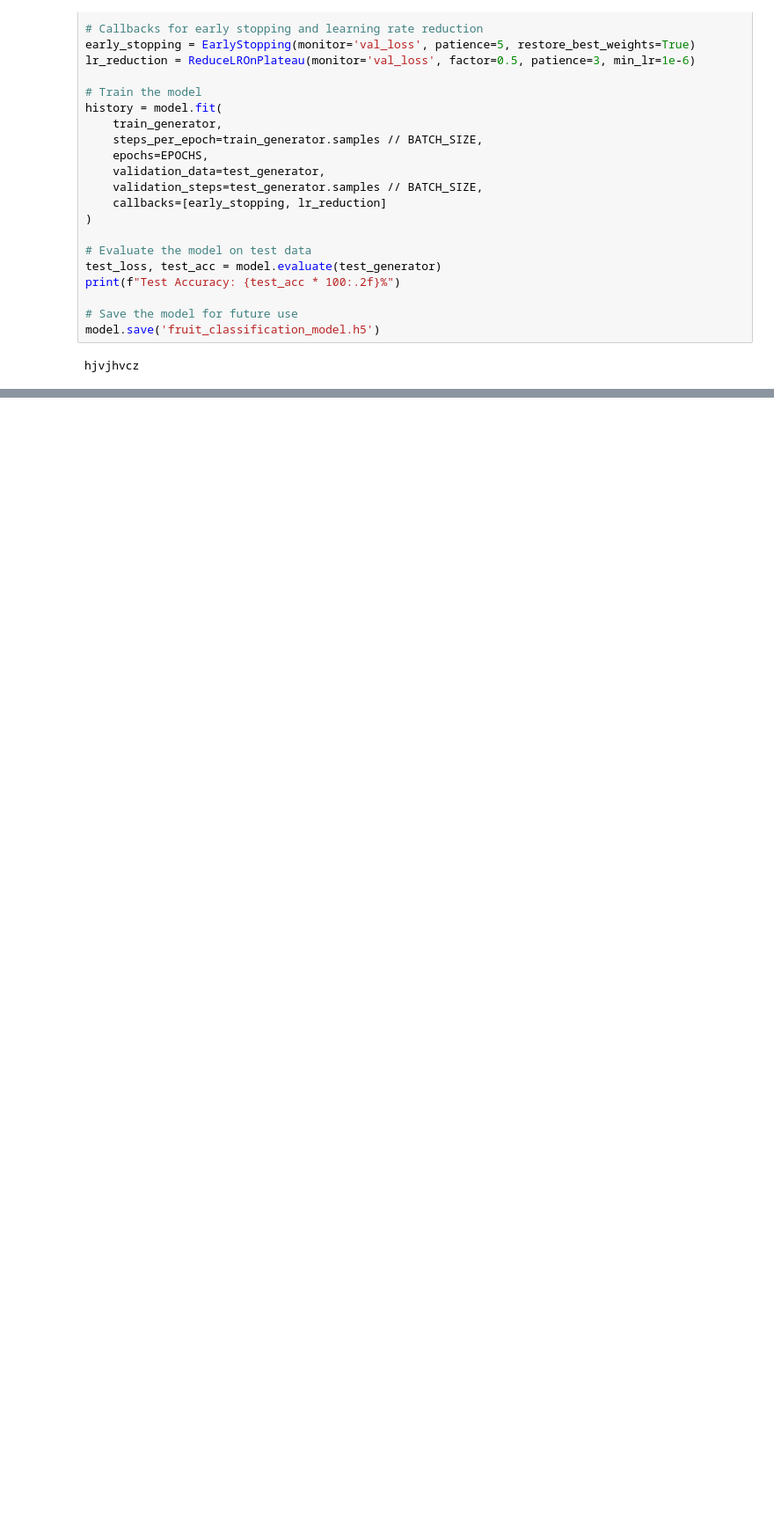
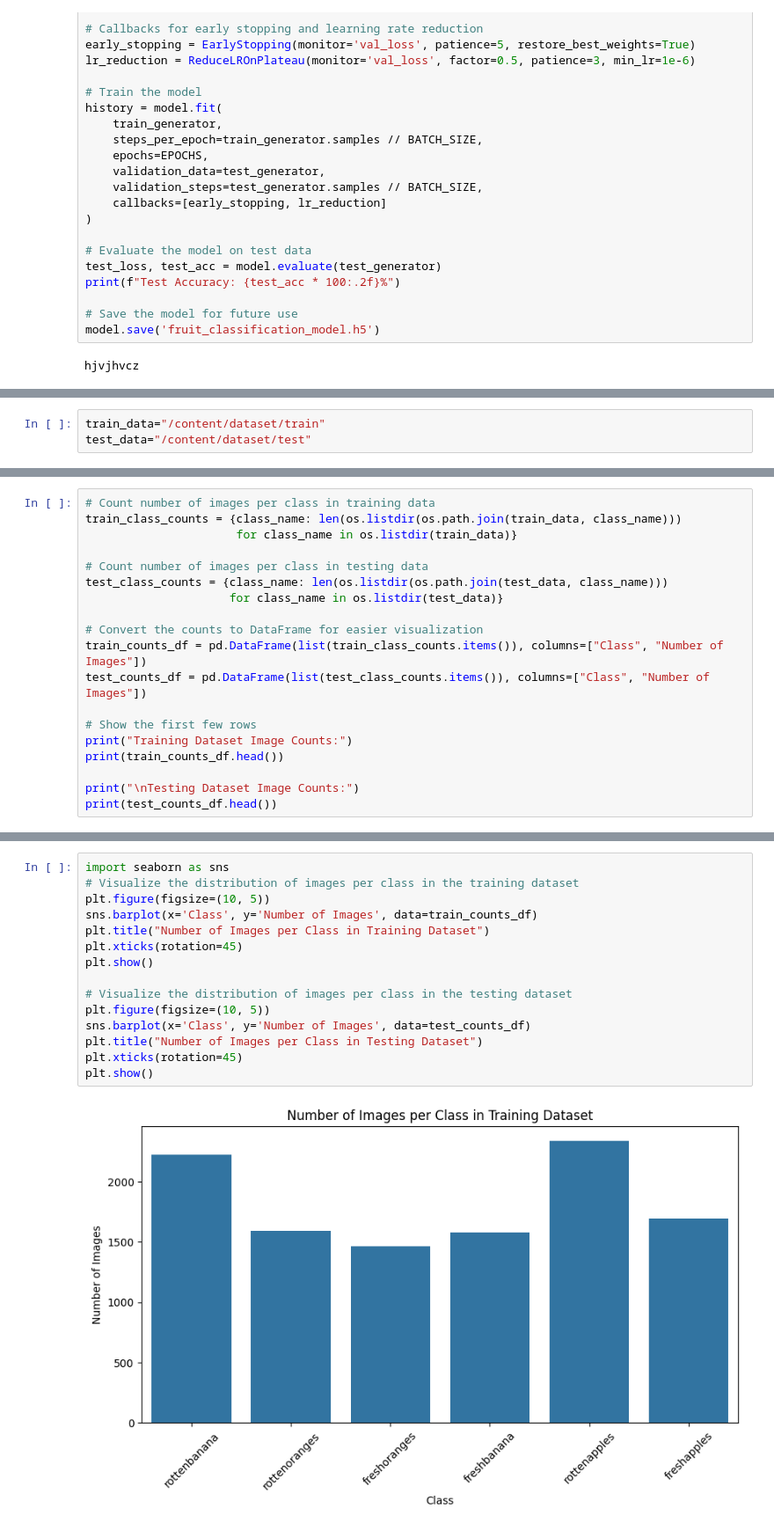
Before and after one commit to Pavan0-18/Fruit_image_classification-Fresh-vs-Rotten-, a Jupyter notebook: Final.ipynb, the cells around one changed output, grey strips where cells are left out. Shown at 88% size. Drawn from its saved outputs; the diff is of its cells as text; blank space fills up the shorter version.

```diff
--- a/Final.ipynb
+++ b/Final.ipynb
@@ -176,0 +261,3 @@ Shape of the NumPy array: (1693,)
+# %%
+train_data="/content/dataset/train"
+test_data="/content/dataset/test"
@@ -176,0 +369,19 @@ Shape of the NumPy array: (1693,)
+# %%
+# Count number of images per class in training data
+train_class_counts = {class_name: len(os.listdir(os.path.join(train_data, class_name)))
+                      for class_name in os.listdir(train_data)}
+
+# Count number of images per class in testing data
+test_class_counts = {class_name: len(os.listdir(os.path.join(test_data, class_name)))
+                     for class_name in os.listdir(test_data)}
+
+# Convert the counts to DataFrame for easier visualization
+train_counts_df = pd.DataFrame(list(train_class_counts.items()), columns=["Class", "Number of Images"])
+test_counts_df = pd.DataFrame(list(test_class_counts.items()), columns=["Class", "Number of Images"])
+
+# Show the first few rows
+print("Training Dataset Image Counts:")
+print(train_counts_df.head())
+
+print("\nTesting Dataset Image Counts:")
+print(test_counts_df.head())
@@ -176,0 +404,17 @@ Shape of the NumPy array: (1693,)
+# %%
+import seaborn as sns
+# Visualize the distribution of images per class in the training dataset
+plt.figure(figsize=(10, 5))
+sns.barplot(x='Class', y='Number of Images', data=train_counts_df)
+plt.title("Number of Images per Class in Training Dataset")
+plt.xticks(rotation=45)
+plt.show()
+
+# Visualize the distribution of images per class in the testing dataset
+plt.figure(figsize=(10, 5))
+sns.barplot(x='Class', y='Number of Images', data=test_counts_df)
+plt.title("Number of Images per Class in Testing Dataset")
+plt.xticks(rotation=45)
+plt.show()
+# %% [output]
+[figure, added]
```
Also changed, not shown: parts of 25 cells of this notebook.
